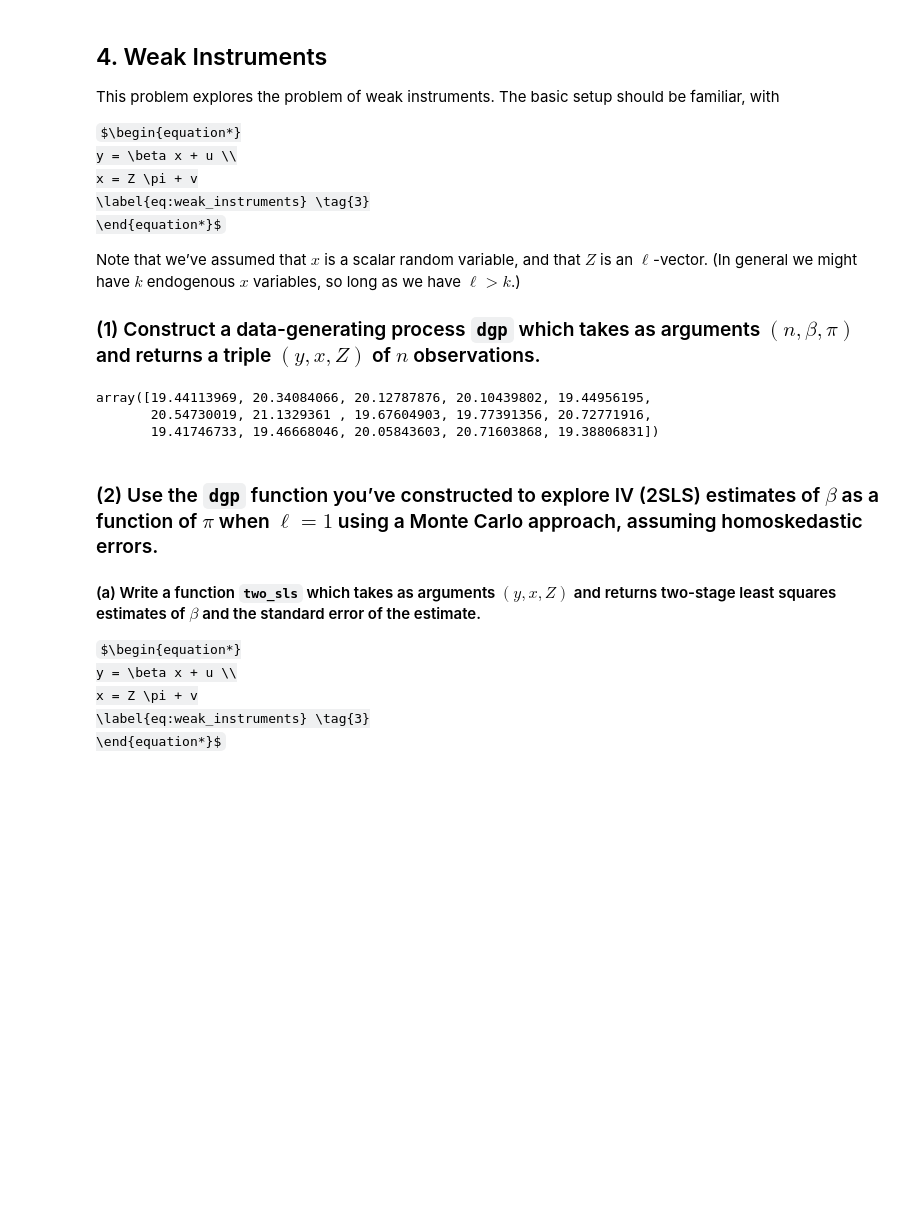
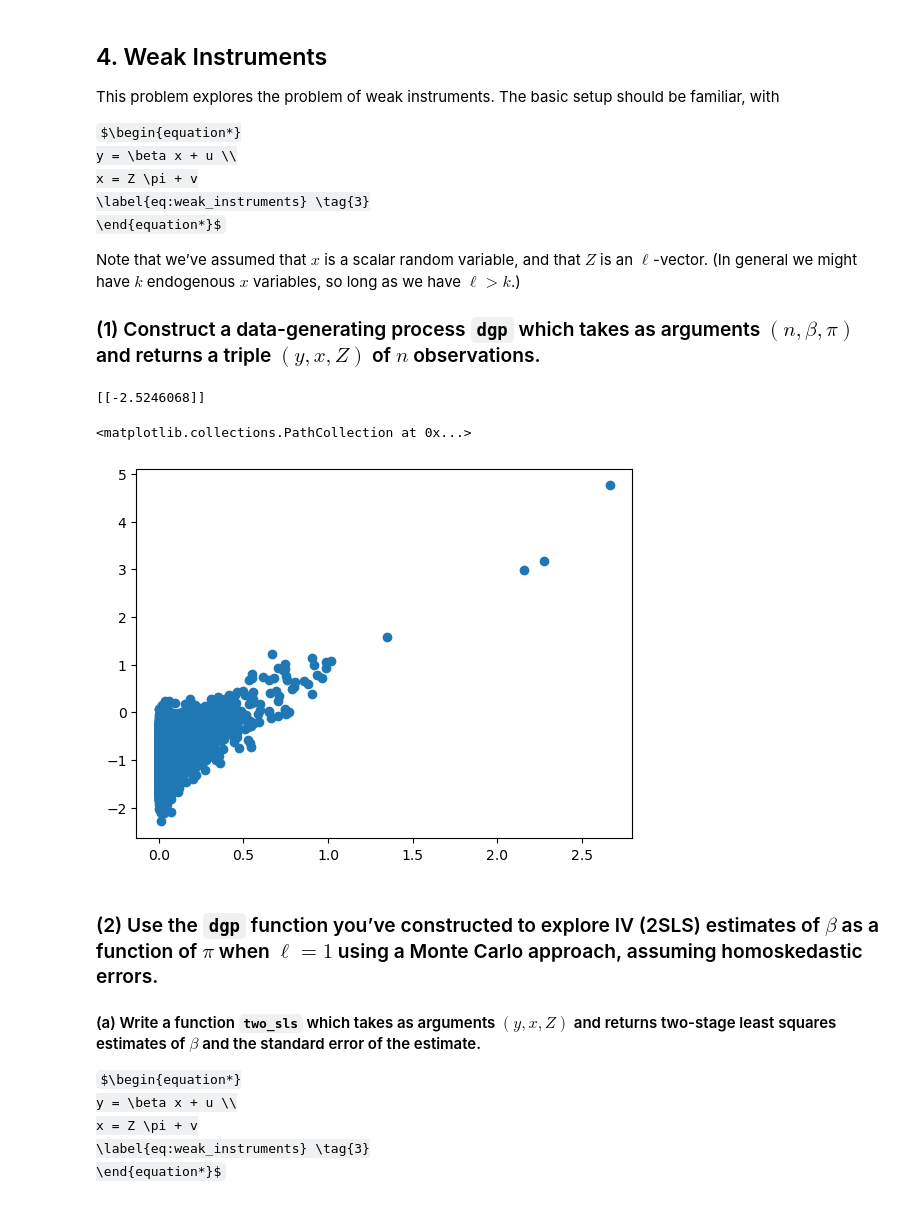
Before and after one commit to eleanor-adachi/ARE212_Materials, a Jupyter notebook: Assignments/assignment2/assignment2_ea.ipynb, the cells around one changed output. Drawn from its saved outputs; the diff is of its cells as text; code cells hidden in the pictures; some formulas as TeX source; blank space fills up the shorter version.

```diff
--- a/Assignments/assignment2/assignment2_ea.ipynb
+++ b/Assignments/assignment2/assignment2_ea.ipynb
@@ -261,11 +253,9 @@ w = iid.beta(1,2,loc=-iid.beta(1,2).mean())
 # %%
-w.rvs(15)
+# Not needed
 
-np.c_[10+w.rvs(15), w.rvs(15)**2]@[2,1]
+# Z = np.c_[10+w.rvs(15), w.rvs(15)**2]
+# sigma = {'u':1/4,'v':1/6}
+# mu = {'u':1/2,'v':-1/2}
-# %% [output]
-array([19.44113969, 20.34084066, 20.12787876, 20.10439802, 19.44956195,
-       20.54730019, 21.1329361 , 19.67604903, 19.77391356, 20.72771916,
-       19.41746733, 19.46668046, 20.05843603, 20.71603868, 19.38806831])
 # %%
 import numpy as np
 import pandas as pd
@@ -322,3 +310,14 @@ y, x, Z =  weak_dgp(10000, 1, 1)
+# %%
+# TO DO: Why is pi_hat negative when x and Z have a positive relationship??
+
+pi_hat = np.linalg.solve(Z.T@Z,Z.T@x)
+print(pi_hat)
+
+plt.scatter(Z, x)
+# %% [output]
+[[-2.5246068]]
+<matplotlib.collections.PathCollection at 0x...>
+[figure, added]
 # %% [markdown]
 
 ### (2) Use the `dgp` function you’ve constructed to explore IV (2SLS) estimates of $\beta$ as a function of $\pi$ when $\ell = 1$ using a Monte Carlo approach, assuming homoskedastic errors.
```
Also changed, not shown: parts of 32 cells of this notebook.
